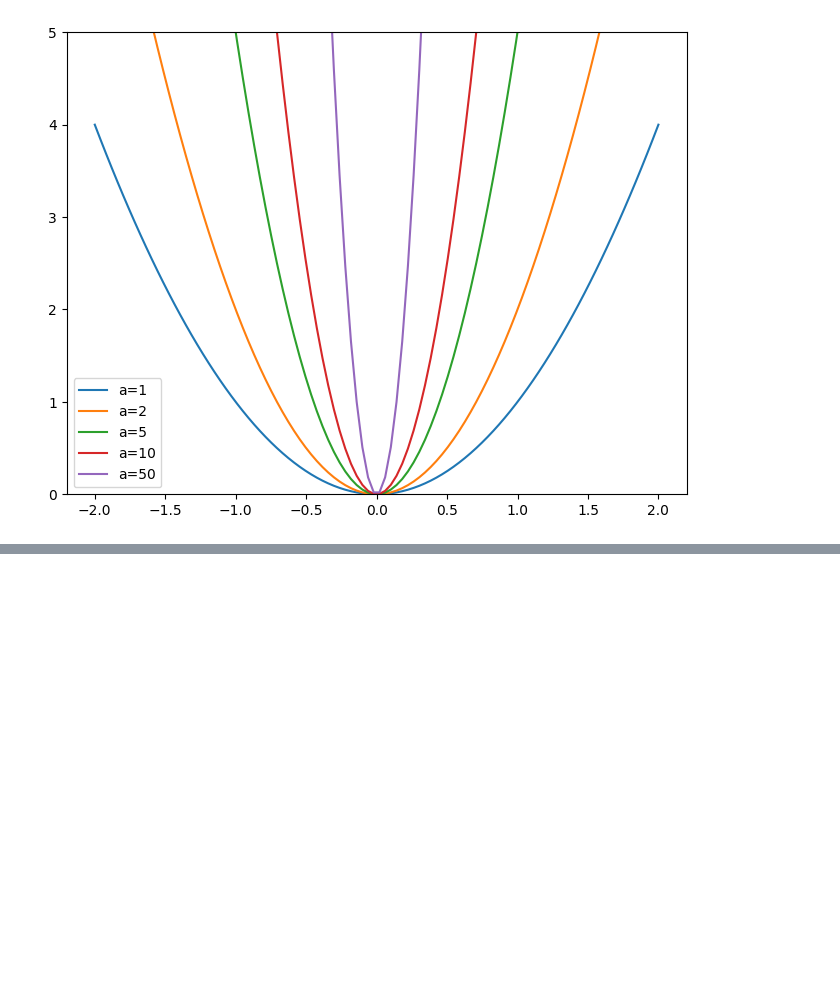
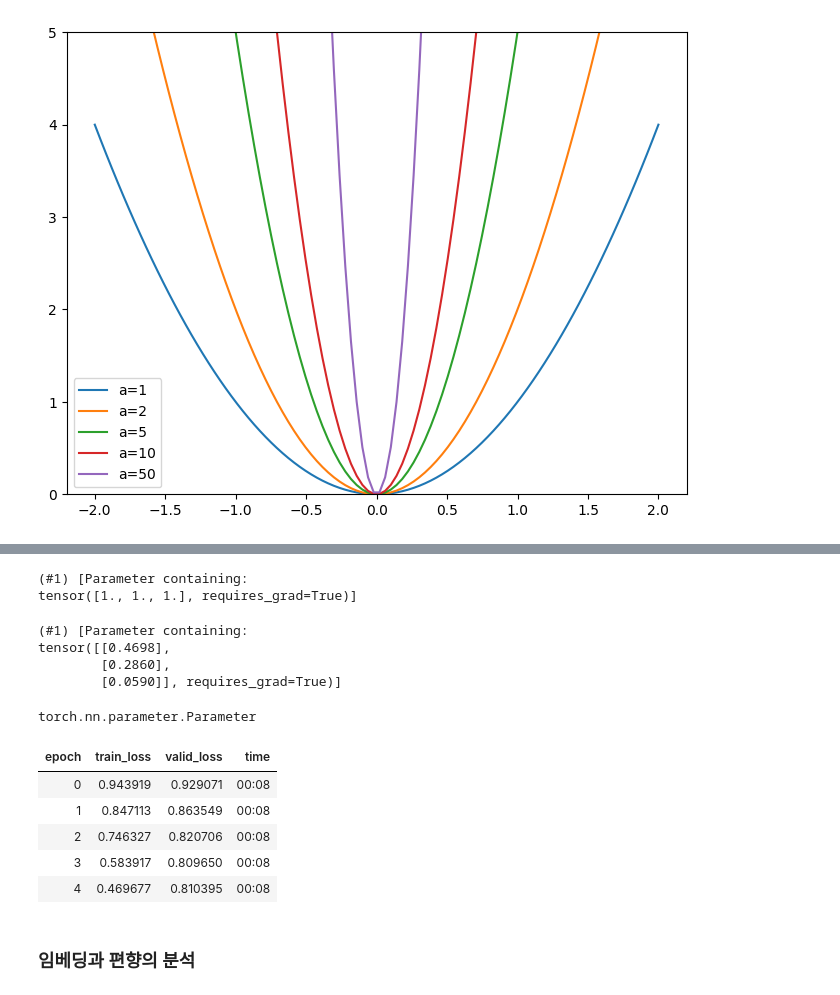
Before and after one commit to chw8207/fastai_pytorch, a Jupyter notebook: 협업필터링.ipynb, the cells around one changed output, grey strips where cells are left out. Drawn from its saved outputs; the diff is of its cells as text; code cells hidden in the pictures; blank space fills up the shorter version.

```diff
--- a/협업필터링.ipynb
+++ b/협업필터링.ipynb
@@ -260,0 +271,59 @@ learn.fit_one_cycle(5, 5e-3, wd=0.1)
+# %%
+# nn.Parameter 클래스로 래핑하기
+class T(Module) :
+  def __init__(self) :
+    self.a = nn.Parameter(torch.ones(3))
+
+L(T().parameters())
+# %% [output]
+(#1) [Parameter containing:
+tensor([1., 1., 1.], requires_grad=True)]
+# %%
+class T(Module) :
+  def __init__(self) :
+    self.a = nn.Linear(1,3, bias=False)
+
+t = T()
+L(t.parameters())
+# %% [output]
+(#1) [Parameter containing:
+tensor([[0.4698],
+        [0.2860],
+        [0.0590]], requires_grad=True)]
+# %%
+type(t.a.weight)
+# %% [output]
+torch.nn.parameter.Parameter
+# %%
+# 명시적으로 임의 초기화된 텐서를 파라미터로 생성하기
+def create_params(size) :
+  return nn.Parameter(torch.zeros(*size).normal_(0,0.01))
+# %%
+# 이를 이용하여 DotProductBias 만들어보기
+class DotProductBias(Module) :
+  def __init__(self, n_users, n_movies, n_factors, y_range=(0,5.5)) :
+    self.user_factors = create_params([n_users, n_factors])
+    self.user_bias = create_params([n_users])
+    self.movie_factors = create_params([n_movies, n_factors])
+    self.movie_bias = create_params([n_movies])
+    self.y_range = y_range
+
+  def forward(self, x) :
+    users = self.user_factors[x[:,0]]
+    movies = self.movie_factors[x[:,1]]
+    res = (users*movies).sum(dim=1)
+    res += self.user_bias[x[:,0]] + self.movie_bias[x[:,1]]
+    return sigmoid_range(res, *self.y_range)
+# %%
+model = DotProductBias(n_users, n_movies, 50)
+learn = Learner(dls, model, loss_func=MSELossFlat())
+learn.fit_one_cycle(5, 5e-3, wd=0.1)
+# %% [output]
+| epoch | train_loss | valid_loss | time |
+| 0 | 0.943919 | 0.929071 | 00:08 |
+| 1 | 0.847113 | 0.863549 | 00:08 |
+| 2 | 0.746327 | 0.820706 | 00:08 |
+| 3 | 0.583917 | 0.809650 | 00:08 |
+| 4 | 0.469677 | 0.810395 | 00:08 |
+# %% [markdown]
+### 임베딩과 편향의 분석
```
Also changed, not shown: parts of 10 cells of this notebook.
